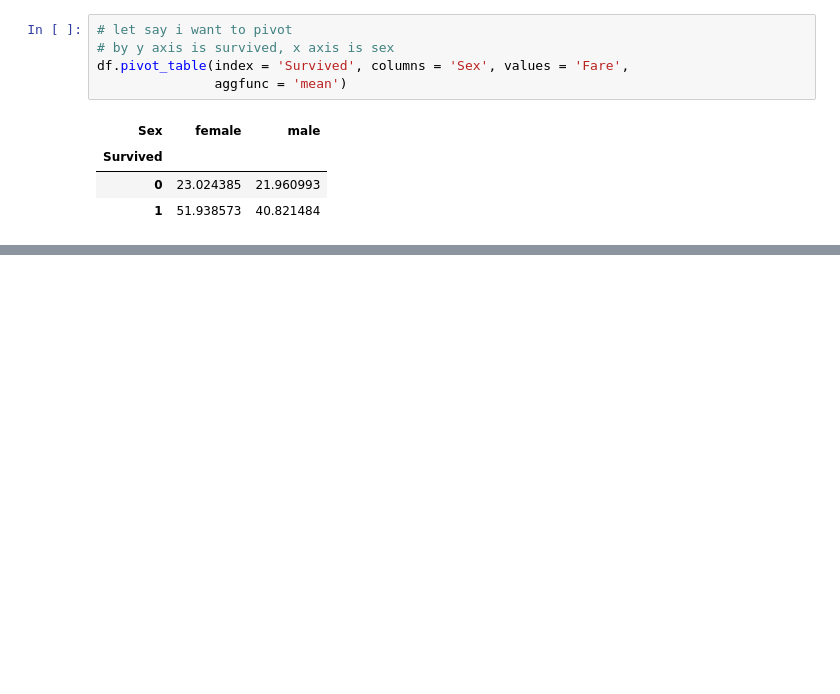
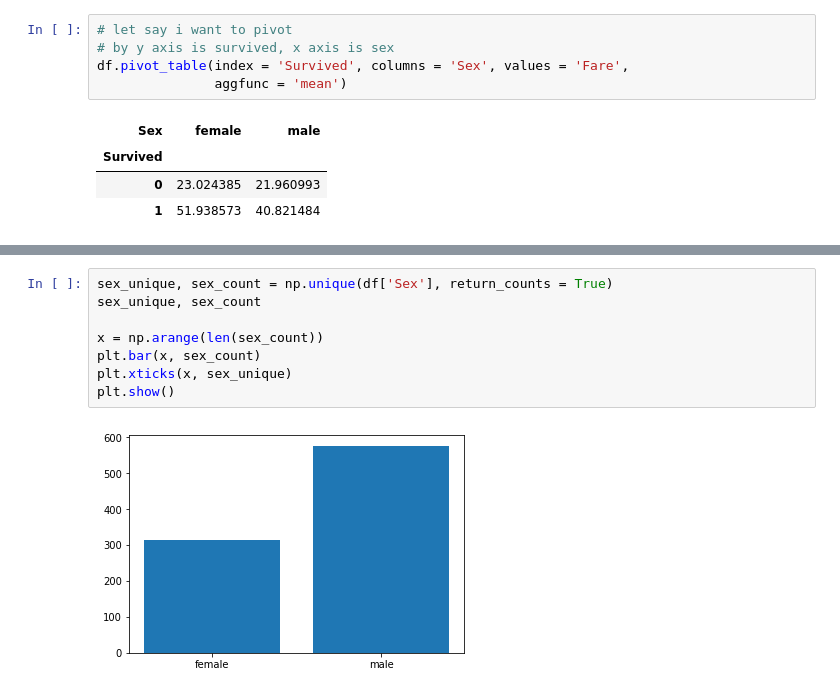
Before and after one commit to shoulhafiz/python_data_science, a Jupyter notebook: refreshing_pandas.ipynb, the cells around one changed output, grey strips where cells are left out. Saved outputs shown, nothing was run; the diff lists cells and outputs as text; blank space fills up the shorter version.

```diff
--- a/refreshing_pandas.ipynb
+++ b/refreshing_pandas.ipynb
@@ -286,0 +329,10 @@ df.pivot_table(index = 'Survived', columns = ['Sex', 'Pclass'],
+# %%
+sex_unique, sex_count = np.unique(df['Sex'], return_counts = True)
+sex_unique, sex_count
+
+x = np.arange(len(sex_count))
+plt.bar(x, sex_count)
+plt.xticks(x, sex_unique)
+plt.show()
+# %% [output]
+[figure, added]
```
Also changed, not shown: parts of 5 cells of this notebook.
